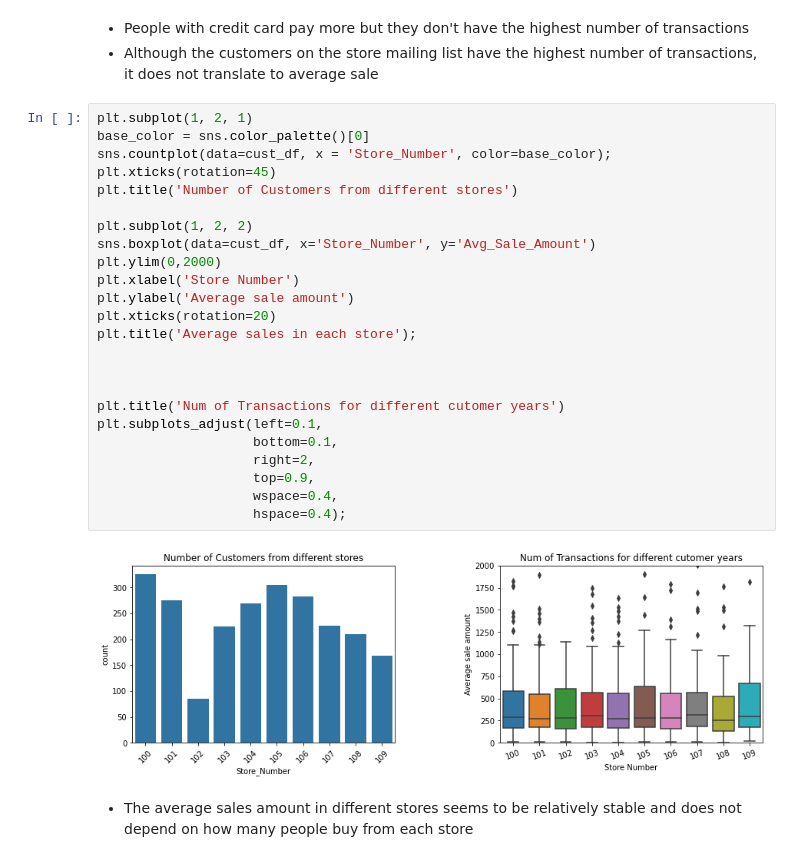
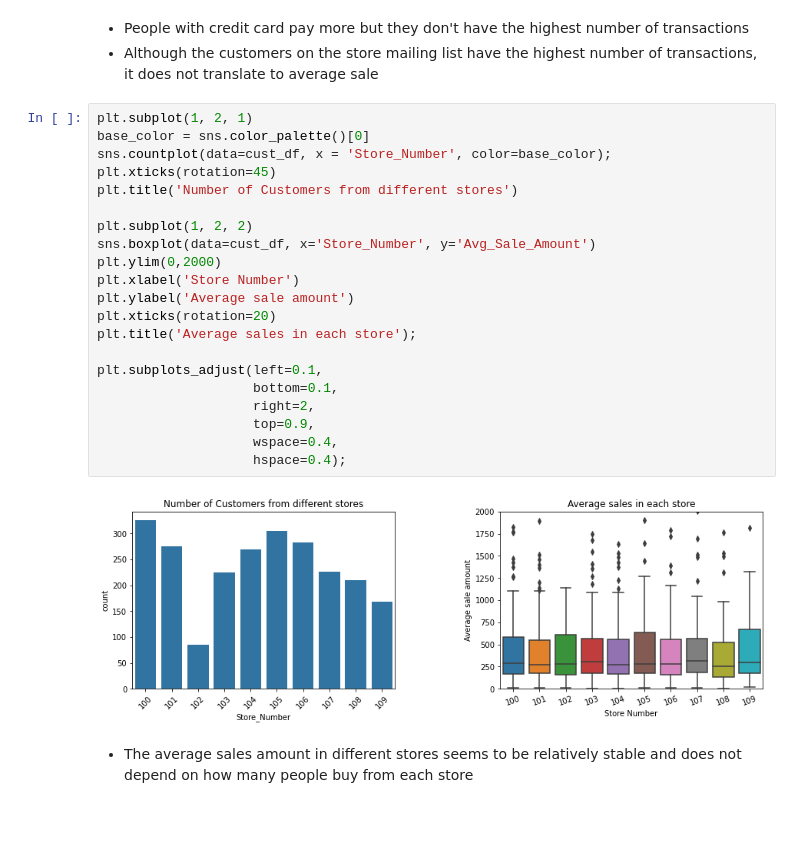
Before and after one commit to AdeVic/p1_customers, a Jupyter notebook: p1_customers.ipynb, the cells around one changed output. Drawn from its saved outputs; the diff is of its cells as text; blank space fills up the shorter version.

```diff
--- a/p1_customers.ipynb
+++ b/p1_customers.ipynb
@@ -413,29 +415,26 @@ plt.subplots_adjust(left=0.1,
 # %%
 plt.subplot(1, 2, 1)
 base_color = sns.color_palette()[0]
 sns.countplot(data=cust_df, x = 'Store_Number', color=base_color);
 plt.xticks(rotation=45)
 plt.title('Number of Customers from different stores')
 
 plt.subplot(1, 2, 2)
 sns.boxplot(data=cust_df, x='Store_Number', y='Avg_Sale_Amount')
 plt.ylim(0,2000)
 plt.xlabel('Store Number')
 plt.ylabel('Average sale amount')
 plt.xticks(rotation=20)
 plt.title('Average sales in each store');
 
-
-
-plt.title('Num of Transactions for different cutomer years')
 plt.subplots_adjust(left=0.1,
                     bottom=0.1,
                     right=2,
                     top=0.9,
                     wspace=0.4,
                     hspace=0.4);
 # %% [output]
-[figure, old version]
+[figure, new version]
 # %% [markdown]
 * The average sales amount in different stores seems to be relatively stable and does not depend on how many people buy from each store
 # %%
```
Also changed, not shown: parts of 16 cells of this notebook.
